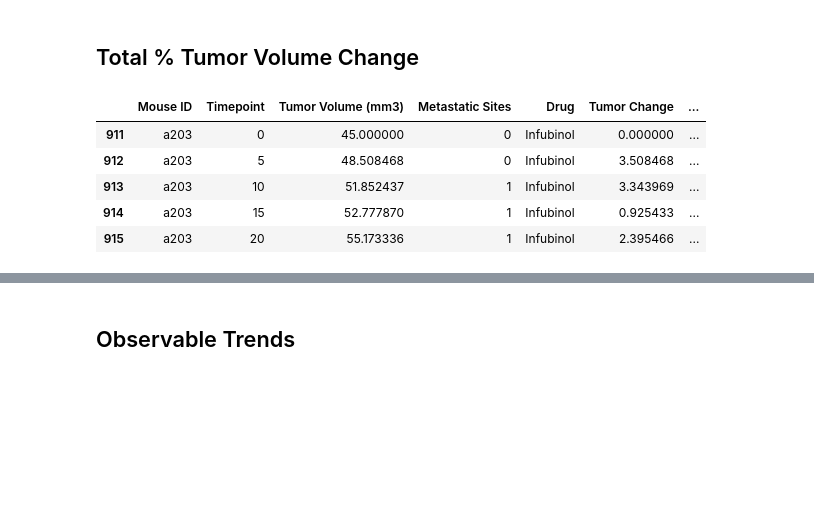
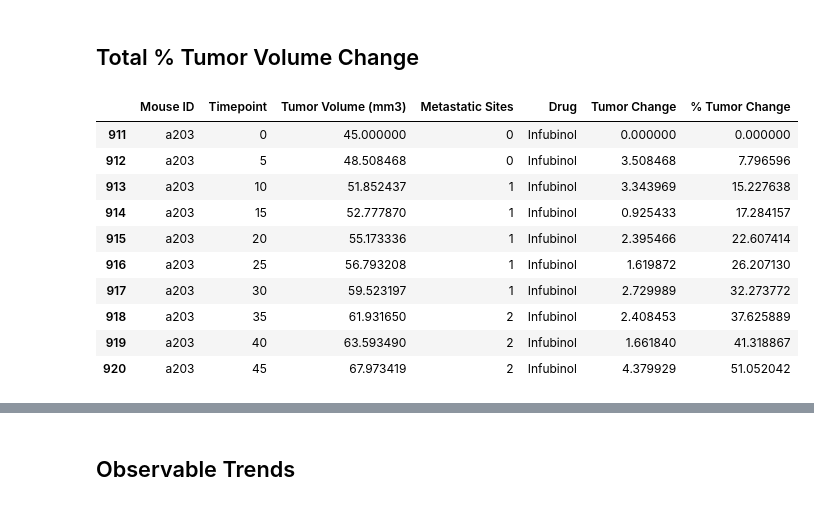
Before and after one commit to cfogel55/BootcampRepo, a Jupyter notebook: Pymaceuticals.ipynb, the cells around one changed output, grey strips where cells are left out. Saved outputs shown, nothing was run; the diff lists cells and outputs as text; code cells hidden in the pictures; blank space fills up the shorter version.

```diff
--- a/Pymaceuticals.ipynb
+++ b/Pymaceuticals.ipynb
@@ -260,7 +269,7 @@ sorted_data = merged_data.sort_values(by=['Mouse ID', 'Timepoint'])
 
 prior_mouse = ""
 tumor_changes = []
-tumor_percent_changes = []
+perc_tumor_changes = []
 
 for index, row in sorted_data.iterrows():
     if row[0] != prior_mouse:
@@ -269,20 +278,25 @@ for index, row in sorted_data.iterrows():
 
     tumor_increase_decrease = row[2] - prior_tumor_volume
     tumor_changes.append(tumor_increase_decrease)
-    tumor_percent_changes.append(tumor_increase_decrease / initial_tumor_volume)
+    perc_tumor_changes.append(((row[2] - initial_tumor_volume) / initial_tumor_volume) * 100)
 
     prior_mouse = row[0]
     prior_tumor_volume = row[2]
 # %%
-# Add column to dataframe
+# Add columns to dataframe
 sorted_data['Tumor Change'] = tumor_changes
-sorted_data['Tumor Change Percent'] = tumor_percent_changes
+sorted_data['% Tumor Change'] = perc_tumor_changes
 
-sorted_data.head()
+sorted_data.head(10)
 # %% [output]
-|  | Mouse ID | Timepoint | Tumor Volume (mm3) | Metastatic Sites | Drug | Tumor Change | ... |
-| 911 | a203 | 0 | 45.000000 | 0 | Infubinol | 0.000000 | ... |
-| 912 | a203 | 5 | 48.508468 | 0 | Infubinol | 3.508468 | ... |
-| 913 | a203 | 10 | 51.852437 | 1 | Infubinol | 3.343969 | ... |
-| 914 | a203 | 15 | 52.777870 | 1 | Infubinol | 0.925433 | ... |
-| 915 | a203 | 20 | 55.173336 | 1 | Infubinol | 2.395466 | ... |
+|  | Mouse ID | Timepoint | Tumor Volume (mm3) | Metastatic Sites | Drug | Tumor Change | % Tumor Change |
+| 911 | a203 | 0 | 45.000000 | 0 | Infubinol | 0.000000 | 0.000000 |
+| 912 | a203 | 5 | 48.508468 | 0 | Infubinol | 3.508468 | 7.796596 |
+| 913 | a203 | 10 | 51.852437 | 1 | Infubinol | 3.343969 | 15.227638 |
+| 914 | a203 | 15 | 52.777870 | 1 | Infubinol | 0.925433 | 17.284157 |
+| 915 | a203 | 20 | 55.173336 | 1 | Infubinol | 2.395466 | 22.607414 |
+| 916 | a203 | 25 | 56.793208 | 1 | Infubinol | 1.619872 | 26.207130 |
+| 917 | a203 | 30 | 59.523197 | 1 | Infubinol | 2.729989 | 32.273772 |
+| 918 | a203 | 35 | 61.931650 | 2 | Infubinol | 2.408453 | 37.625889 |
+| 919 | a203 | 40 | 63.593490 | 2 | Infubinol | 1.661840 | 41.318867 |
+| 920 | a203 | 45 | 67.973419 | 2 | Infubinol | 4.379929 | 51.052042 |
```
Also changed, not shown: parts of 12 cells of this notebook.
